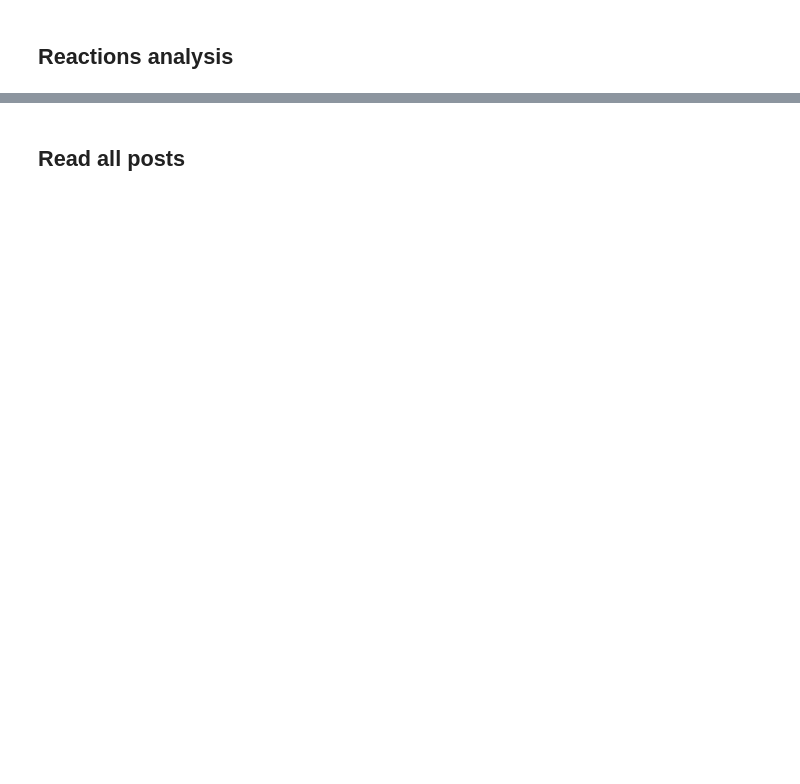
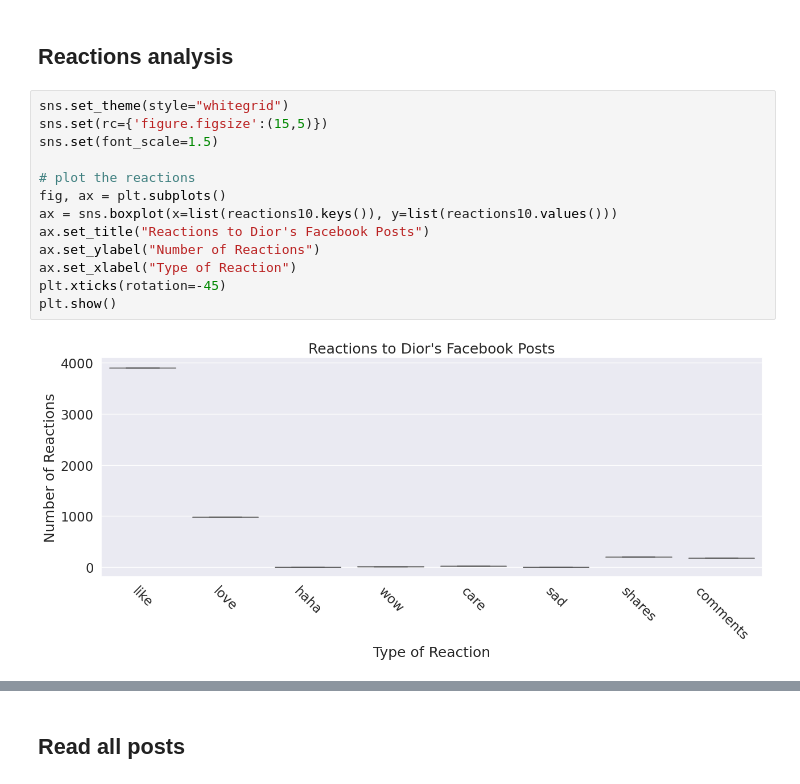
Before and after one commit to 22022658NguyenTienKhoi/dataanalyze, a Jupyter notebook: Analyze_data.ipynb, the cells around one changed output, grey strips where cells are left out. Drawn from its saved outputs; the diff is of its cells as text; blank space fills up the shorter version.

```diff
--- a/Analyze_data.ipynb
+++ b/Analyze_data.ipynb
@@ -69,5 +200,20 @@ reactions
 # %% [markdown]
 ## Reactions analysis
+# %%
+sns.set_theme(style="whitegrid")
+sns.set(rc={'figure.figsize':(15,5)})
+sns.set(font_scale=1.5)
+
+# plot the reactions
+fig, ax = plt.subplots()
+ax = sns.boxplot(x=list(reactions10.keys()), y=list(reactions10.values()))
+ax.set_title("Reactions to Dior's Facebook Posts")
+ax.set_ylabel("Number of Reactions")
+ax.set_xlabel("Type of Reaction")
+plt.xticks(rotation=-45)
+plt.show()
+# %% [output]
+[figure, added]
 # %%
 sns.set_theme(style="whitegrid")
 sns.set(rc={'figure.figsize':(15,5)})
```
Also changed, not shown: parts of 24 cells of this notebook, 8 other files.
